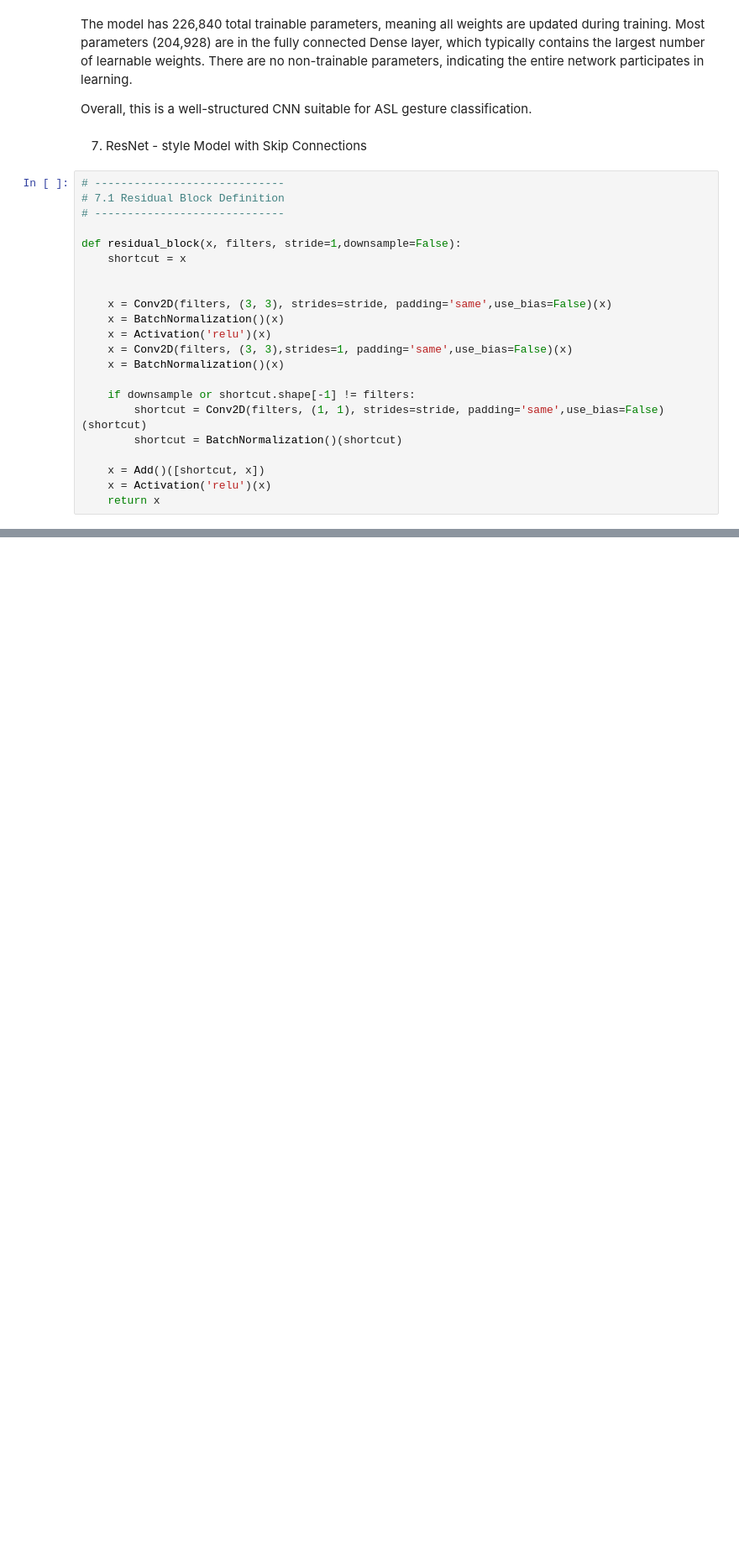
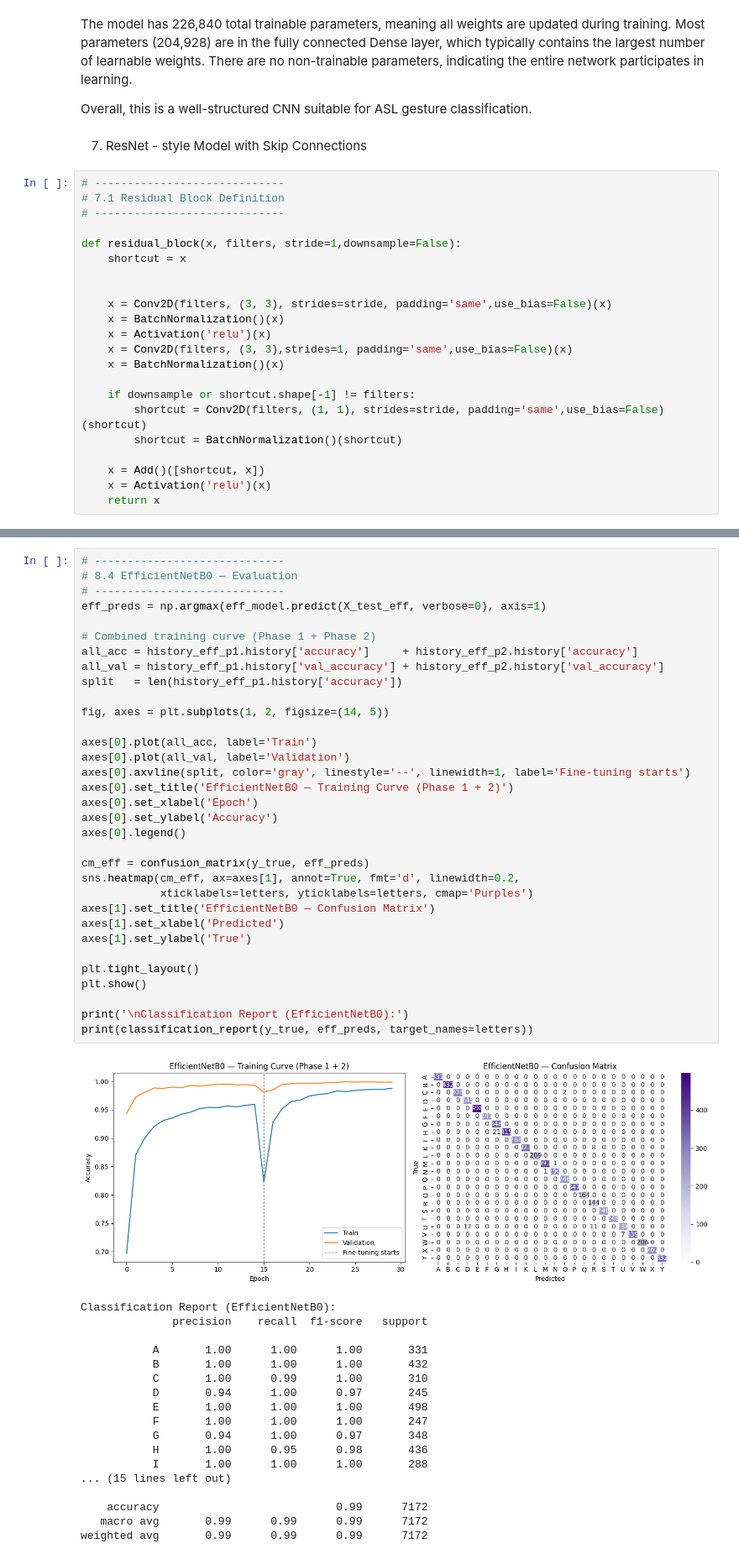
Before and after one commit to RavikrishnanVithushan/Research-Project, a Jupyter notebook: Sign_Language_CNN.ipynb, the cells around one changed output, grey strips where cells are left out. Shown at 84% size. Drawn from its saved outputs; the diff is of its cells as text; blank space fills up the shorter version.

```diff
--- a/Sign_Language_CNN.ipynb
+++ b/Sign_Language_CNN.ipynb
@@ -786,0 +836,52 @@ Spoken Word: GFKADVKODH
+# %%
+# -----------------------------
+# 8.4 EfficientNetB0 — Evaluation
+# -----------------------------
+eff_preds = np.argmax(eff_model.predict(X_test_eff, verbose=0), axis=1)
+
+# Combined training curve (Phase 1 + Phase 2)
+all_acc = history_eff_p1.history['accuracy']     + history_eff_p2.history['accuracy']
+all_val = history_eff_p1.history['val_accuracy'] + history_eff_p2.history['val_accuracy']
+split   = len(history_eff_p1.history['accuracy'])
+
+fig, axes = plt.subplots(1, 2, figsize=(14, 5))
+
+axes[0].plot(all_acc, label='Train')
+axes[0].plot(all_val, label='Validation')
+axes[0].axvline(split, color='gray', linestyle='--', linewidth=1, label='Fine-tuning starts')
+axes[0].set_title('EfficientNetB0 — Training Curve (Phase 1 + 2)')
+axes[0].set_xlabel('Epoch')
+axes[0].set_ylabel('Accuracy')
+axes[0].legend()
+
+cm_eff = confusion_matrix(y_true, eff_preds)
+sns.heatmap(cm_eff, ax=axes[1], annot=True, fmt='d', linewidth=0.2,
+            xticklabels=letters, yticklabels=letters, cmap='Purples')
+axes[1].set_title('EfficientNetB0 — Confusion Matrix')
+axes[1].set_xlabel('Predicted')
+axes[1].set_ylabel('True')
+
+plt.tight_layout()
+plt.show()
+
+print('\nClassification Report (EfficientNetB0):')
+print(classification_report(y_true, eff_preds, target_names=letters))
+# %% [output]
+[figure, added]
+Classification Report (EfficientNetB0):
+              precision    recall  f1-score   support
+
+           A       1.00      1.00      1.00       331
+           B       1.00      1.00      1.00       432
+           C       1.00      0.99      1.00       310
+           D       0.94      1.00      0.97       245
+           E       1.00      1.00      1.00       498
+           F       1.00      1.00      1.00       247
+           G       0.94      1.00      0.97       348
+           H       1.00      0.95      0.98       436
+           I       1.00      1.00      1.00       288
+... (15 lines left out)
+
+    accuracy                           0.99      7172
+   macro avg       0.99      0.99      0.99      7172
+weighted avg       0.99      0.99      0.99      7172
```
Also changed, not shown: parts of 23 cells of this notebook.
